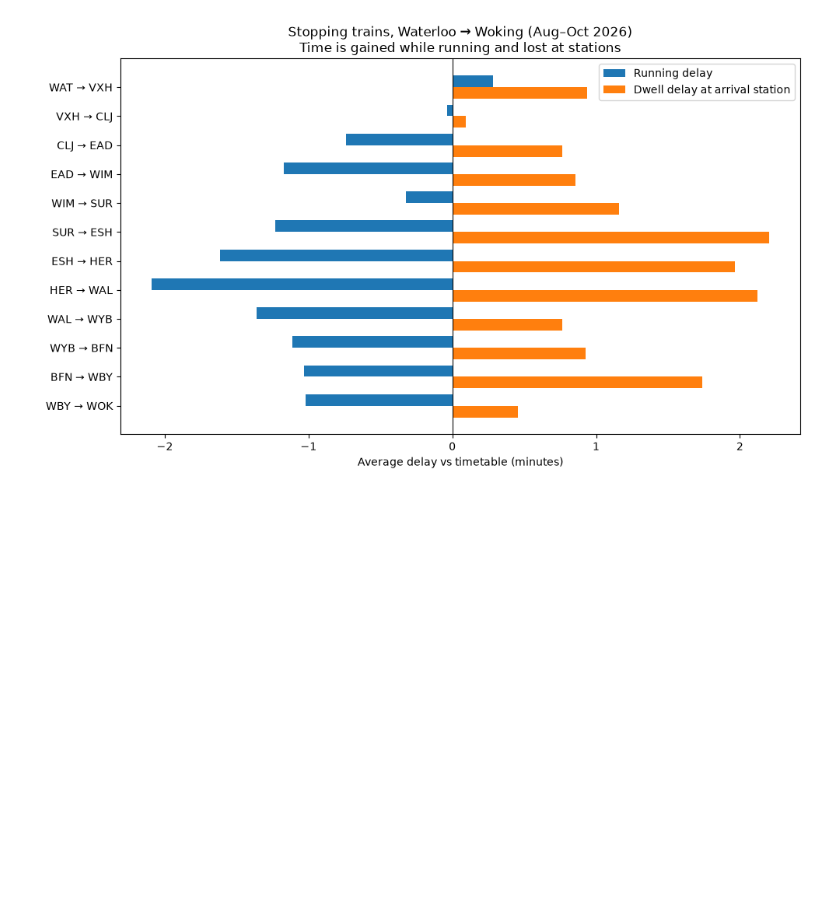
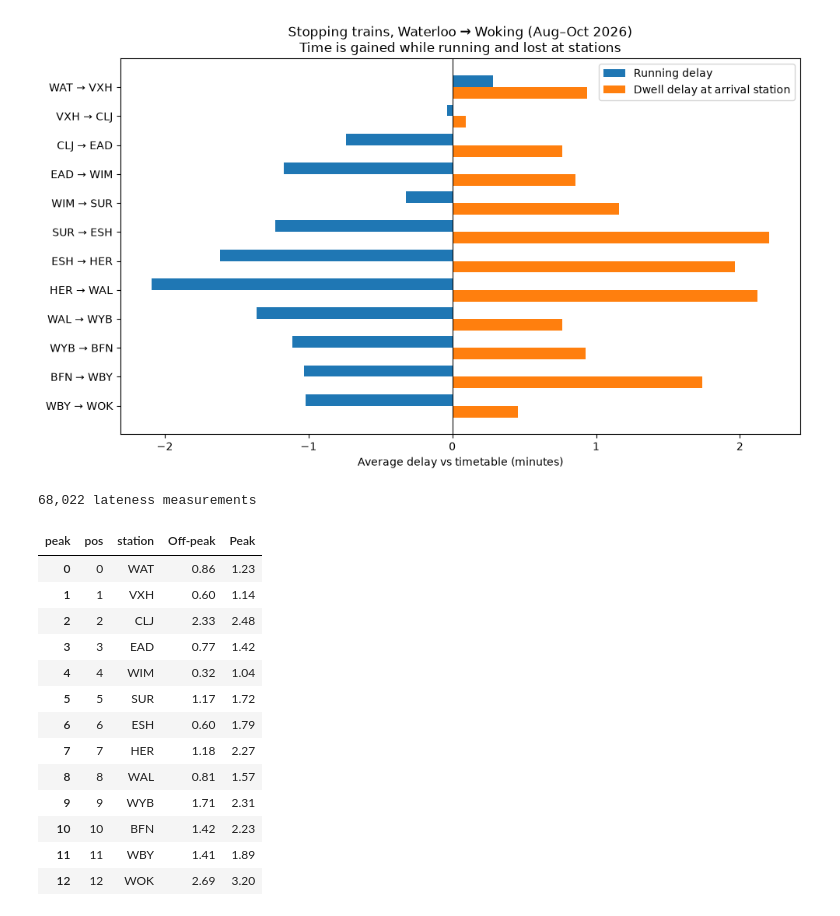
Before and after one commit to SAMUELAY1/railway-timetable-runtime-simulation, a Jupyter notebook: docs/notebook:01_explore.ipynb, the cells around one changed output. Cells and saved outputs as stored; diff of their text form; code cells hidden in the pictures; blank space fills up the shorter version.

```diff
--- a/docs/notebook:01_explore.ipynb
+++ b/docs/notebook:01_explore.ipynb
@@ -145,3 +144,40 @@ fig.savefig(config.FIG_DIR / "delay_by_section.png", dpi=150)
 plt.show()
 # %% [output]
 [figure]
+# %%
+# lateness at every station
+arrivals = route[["rid", "to_loc", "to_i", "peak", "late_reach"]].rename(
+    columns={"to_loc": "station", "to_i": "pos", "late_reach": "lateness"})
+
+leaving_wat = route[route["from_loc"] == "WAT"][["rid", "from_loc", "from_i", "peak", "late_leave"]].rename(
+    columns={"from_loc": "station", "from_i": "pos", "late_leave": "lateness"})
+
+lateness = pd.concat([leaving_wat, arrivals], ignore_index=True)
+print(f"{len(lateness):,} lateness measurements")
+# %% [output]
+68,022 lateness measurements
+# %%
+# Average lateness per station, peak vs off-peak
+profile = (
+    lateness.groupby(["pos", "station", "peak"])["lateness"]
+    .mean()
+    .unstack("peak")
+    .rename(columns={False: "Off-peak", True: "Peak"})
+    .reset_index()
+)
+profile.round(2)
+# %% [output]
+| peak | pos | station | Off-peak | Peak |
+| 0 | 0 | WAT | 0.86 | 1.23 |
+| 1 | 1 | VXH | 0.60 | 1.14 |
+| 2 | 2 | CLJ | 2.33 | 2.48 |
+| 3 | 3 | EAD | 0.77 | 1.42 |
+| 4 | 4 | WIM | 0.32 | 1.04 |
+| 5 | 5 | SUR | 1.17 | 1.72 |
+| 6 | 6 | ESH | 0.60 | 1.79 |
+| 7 | 7 | HER | 1.18 | 2.27 |
+| 8 | 8 | WAL | 0.81 | 1.57 |
+| 9 | 9 | WYB | 1.71 | 2.31 |
+| 10 | 10 | BFN | 1.42 | 2.23 |
+| 11 | 11 | WBY | 1.41 | 1.89 |
+| 12 | 12 | WOK | 2.69 | 3.20 |
```
Also changed, not shown: parts of 7 cells of this notebook, 3 other files.
